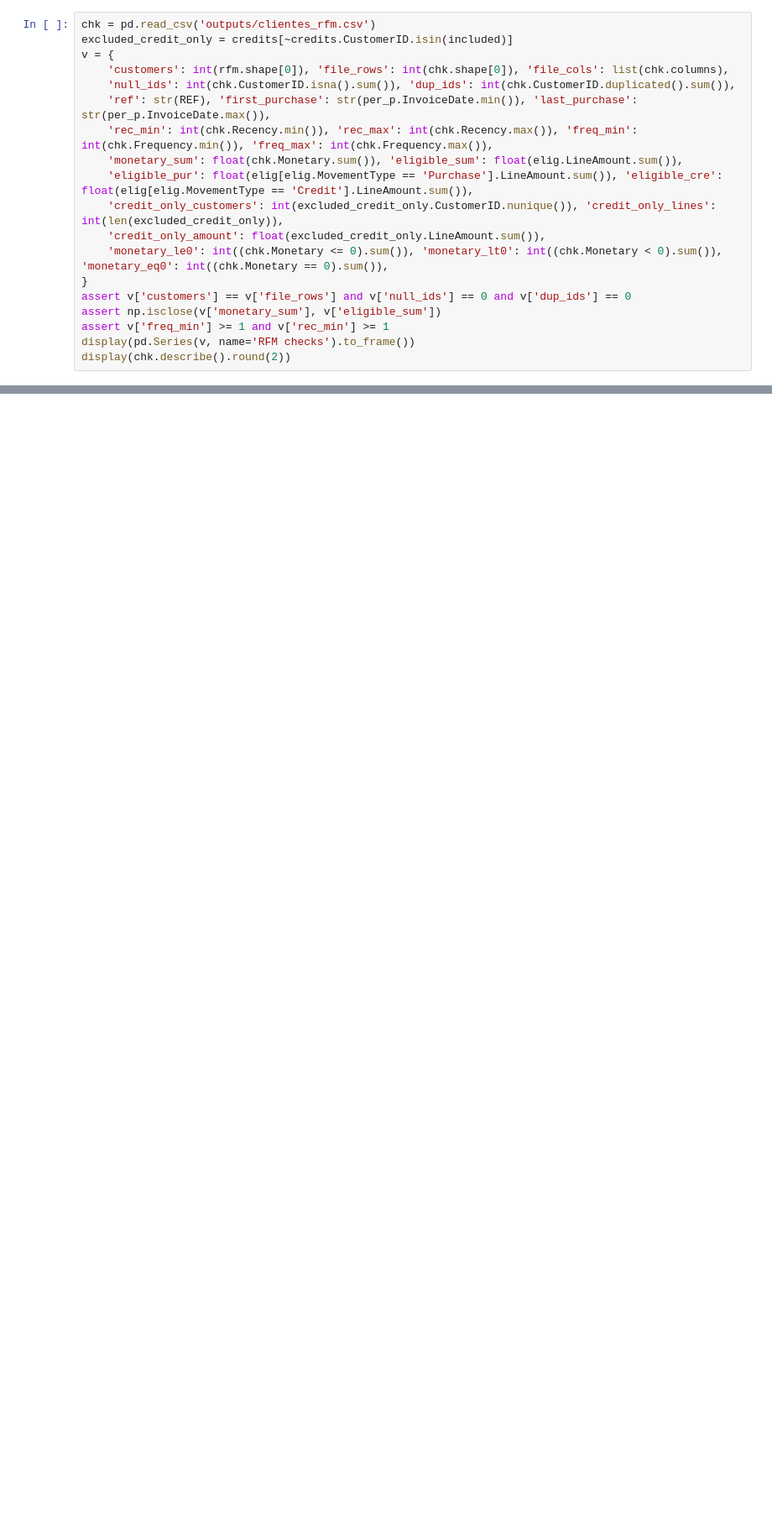
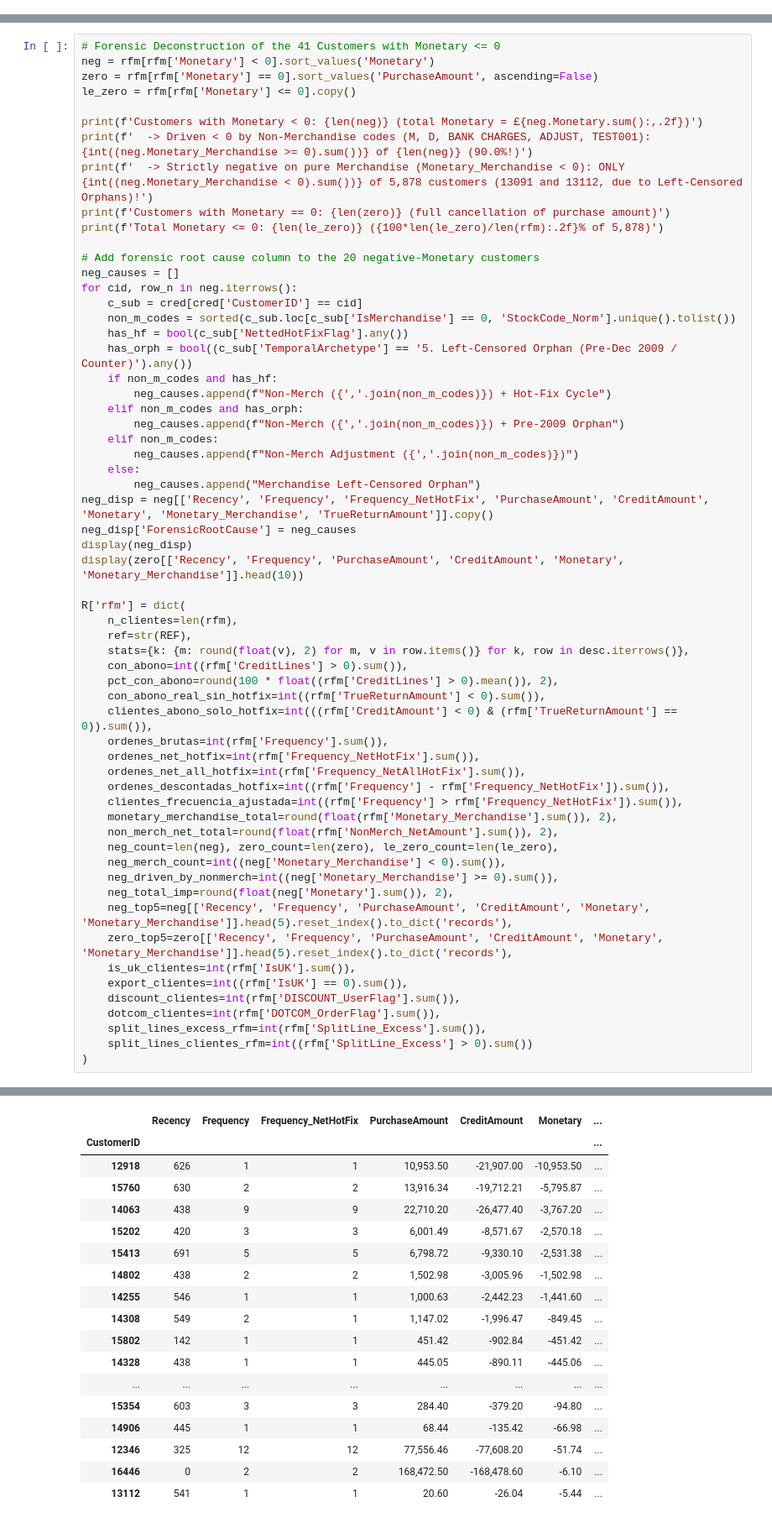
Before and after one commit to RusselKu/North_Quay_Gifts_UPY, a Jupyter notebook: A-3-5_DataConstruction/NB4 Analytical Dataset Construction - Online Retail II.ipynb, the cells around one changed output, grey strips where cells are left out. Shown at 84% size. Drawn from its saved outputs; the diff is of its cells as text; blank space fills up the shorter version.

Commit message:
feat(A-3-5): audit and upgrade NB4 analytical dataset construction with hot-fix netting, LIFO credit traceability, and marketing proxies

```diff
--- a/A-3-5_DataConstruction/NB4 Analytical Dataset Construction - Online Retail II.ipynb
+++ b/A-3-5_DataConstruction/NB4 Analytical Dataset Construction - Online Retail II.ipynb
@@ -152,19 +0,0 @@ Exported outputs/clientes_rfm.csv (5878, 4)
-# %%
-chk = pd.read_csv('outputs/clientes_rfm.csv')
-excluded_credit_only = credits[~credits.CustomerID.isin(included)]
-v = {
-    'customers': int(rfm.shape[0]), 'file_rows': int(chk.shape[0]), 'file_cols': list(chk.columns),
-    'null_ids': int(chk.CustomerID.isna().sum()), 'dup_ids': int(chk.CustomerID.duplicated().sum()),
-    'ref': str(REF), 'first_purchase': str(per_p.InvoiceDate.min()), 'last_purchase': str(per_p.InvoiceDate.max()),
-    'rec_min': int(chk.Recency.min()), 'rec_max': int(chk.Recency.max()), 'freq_min': int(chk.Frequency.min()), 'freq_max': int(chk.Frequency.max()),
-    'monetary_sum': float(chk.Monetary.sum()), 'eligible_sum': float(elig.LineAmount.sum()),
-    'eligible_pur': float(elig[elig.MovementType == 'Purchase'].LineAmount.sum()), 'eligible_cre': float(elig[elig.MovementType == 'Credit'].LineAmount.sum()),
-    'credit_only_customers': int(excluded_credit_only.CustomerID.nunique()), 'credit_only_lines': int(len(excluded_credit_only)),
-    'credit_only_amount': float(excluded_credit_only.LineAmount.sum()),
-    'monetary_le0': int((chk.Monetary <= 0).sum()), 'monetary_lt0': int((chk.Monetary < 0).sum()), 'monetary_eq0': int((chk.Monetary == 0).sum()),
-}
-assert v['customers'] == v['file_rows'] and v['null_ids'] == 0 and v['dup_ids'] == 0
-assert np.isclose(v['monetary_sum'], v['eligible_sum'])
-assert v['freq_min'] >= 1 and v['rec_min'] >= 1
-display(pd.Series(v, name='RFM checks').to_frame())
-display(chk.describe().round(2))
@@ -647,0 +427,61 @@ regression are built here.
+# %%
+# Forensic Deconstruction of the 41 Customers with Monetary <= 0
+neg = rfm[rfm['Monetary'] < 0].sort_values('Monetary')
+zero = rfm[rfm['Monetary'] == 0].sort_values('PurchaseAmount', ascending=False)
+le_zero = rfm[rfm['Monetary'] <= 0].copy()
+
+print(f'Customers with Monetary < 0: {len(neg)} (total Monetary = £{neg.Monetary.sum():,.2f})')
+print(f'  -> Driven < 0 by Non-Merchandise codes (M, D, BANK CHARGES, ADJUST, TEST001): {int((neg.Monetary_Merchandise >= 0).sum())} of {len(neg)} (90.0%!)')
+print(f'  -> Strictly negative on pure Merchandise (Monetary_Merchandise < 0): ONLY {int((neg.Monetary_Merchandise < 0).sum())} of 5,878 customers (13091 and 13112, due to Left-Censored Orphans)!')
+print(f'Customers with Monetary == 0: {len(zero)} (full cancellation of purchase amount)')
+print(f'Total Monetary <= 0: {len(le_zero)} ({100*len(le_zero)/len(rfm):.2f}% of 5,878)')
+
+# Add forensic root cause column to the 20 negative-Monetary customers
+neg_causes = []
+for cid, row_n in neg.iterrows():
+    c_sub = cred[cred['CustomerID'] == cid]
+    non_m_codes = sorted(c_sub.loc[c_sub['IsMerchandise'] == 0, 'StockCode_Norm'].unique().tolist())
+    has_hf = bool(c_sub['NettedHotFixFlag'].any())
+    has_orph = bool((c_sub['TemporalArchetype'] == '5. Left-Censored Orphan (Pre-Dec 2009 / Counter)').any())
+    if non_m_codes and has_hf:
+        neg_causes.append(f"Non-Merch ({','.join(non_m_codes)}) + Hot-Fix Cycle")
+    elif non_m_codes and has_orph:
+        neg_causes.append(f"Non-Merch ({','.join(non_m_codes)}) + Pre-2009 Orphan")
+    elif non_m_codes:
+        neg_causes.append(f"Non-Merch Adjustment ({','.join(non_m_codes)})")
+    else:
+        neg_causes.append("Merchandise Left-Censored Orphan")
+neg_disp = neg[['Recency', 'Frequency', 'Frequency_NetHotFix', 'PurchaseAmount', 'CreditAmount', 'Monetary', 'Monetary_Merchandise', 'TrueReturnAmount']].copy()
+neg_disp['ForensicRootCause'] = neg_causes
+display(neg_disp)
+display(zero[['Recency', 'Frequency', 'PurchaseAmount', 'CreditAmount', 'Monetary', 'Monetary_Merchandise']].head(10))
+
+R['rfm'] = dict(
+    n_clientes=len(rfm),
+    ref=str(REF),
+    stats={k: {m: round(float(v), 2) for m, v in row.items()} for k, row in desc.iterrows()},
+    con_abono=int((rfm['CreditLines'] > 0).sum()),
+    pct_con_abono=round(100 * float((rfm['CreditLines'] > 0).mean()), 2),
+    con_abono_real_sin_hotfix=int((rfm['TrueReturnAmount'] < 0).sum()),
+    clientes_abono_solo_hotfix=int(((rfm['CreditAmount'] < 0) & (rfm['TrueReturnAmount'] == 0)).sum()),
+    ordenes_brutas=int(rfm['Frequency'].sum()),
+    ordenes_net_hotfix=int(rfm['Frequency_NetHotFix'].sum()),
+    ordenes_net_all_hotfix=int(rfm['Frequency_NetAllHotFix'].sum()),
+    ordenes_descontadas_hotfix=int((rfm['Frequency'] - rfm['Frequency_NetHotFix']).sum()),
+    clientes_frecuencia_ajustada=int((rfm['Frequency'] > rfm['Frequency_NetHotFix']).sum()),
+    monetary_merchandise_total=round(float(rfm['Monetary_Merchandise'].sum()), 2),
+    non_merch_net_total=round(float(rfm['NonMerch_NetAmount'].sum()), 2),
+    neg_count=len(neg), zero_count=len(zero), le_zero_count=len(le_zero),
+    neg_merch_count=int((neg['Monetary_Merchandise'] < 0).sum()),
+    neg_driven_by_nonmerch=int((neg['Monetary_Merchandise'] >= 0).sum()),
+    neg_total_imp=round(float(neg['Monetary'].sum()), 2),
+    neg_top5=neg[['Recency', 'Frequency', 'PurchaseAmount', 'CreditAmount', 'Monetary', 'Monetary_Merchandise']].head(5).reset_index().to_dict('records'),
+    zero_top5=zero[['Recency', 'Frequency', 'PurchaseAmount', 'CreditAmount', 'Monetary', 'Monetary_Merchandise']].head(5).reset_index().to_dict('records'),
+    is_uk_clientes=int(rfm['IsUK'].sum()),
+    export_clientes=int((rfm['IsUK'] == 0).sum()),
+    discount_clientes=int(rfm['DISCOUNT_UserFlag'].sum()),
+    dotcom_clientes=int(rfm['DOTCOM_OrderFlag'].sum()),
+    split_lines_excess_rfm=int(rfm['SplitLine_Excess'].sum()),
+    split_lines_clientes_rfm=int((rfm['SplitLine_Excess'] > 0).sum())
+)
+# %% [output]
@@ -647,0 +493,18 @@ regression are built here.
+|  | Recency | Frequency | Frequency_NetHotFix | PurchaseAmount | CreditAmount | Monetary | ... |
+| CustomerID |  |  |  |  |  |  | ... |
+| 12918 | 626 | 1 | 1 | 10,953.50 | -21,907.00 | -10,953.50 | ... |
+| 15760 | 630 | 2 | 2 | 13,916.34 | -19,712.21 | -5,795.87 | ... |
+| 14063 | 438 | 9 | 9 | 22,710.20 | -26,477.40 | -3,767.20 | ... |
+| 15202 | 420 | 3 | 3 | 6,001.49 | -8,571.67 | -2,570.18 | ... |
+| 15413 | 691 | 5 | 5 | 6,798.72 | -9,330.10 | -2,531.38 | ... |
+| 14802 | 438 | 2 | 2 | 1,502.98 | -3,005.96 | -1,502.98 | ... |
+| 14255 | 546 | 1 | 1 | 1,000.63 | -2,442.23 | -1,441.60 | ... |
+| 14308 | 549 | 2 | 1 | 1,147.02 | -1,996.47 | -849.45 | ... |
+| 15802 | 142 | 1 | 1 | 451.42 | -902.84 | -451.42 | ... |
+| 14328 | 438 | 1 | 1 | 445.05 | -890.11 | -445.06 | ... |
+| ... | ... | ... | ... | ... | ... | ... | ... |
+| 15354 | 603 | 3 | 3 | 284.40 | -379.20 | -94.80 | ... |
+| 14906 | 445 | 1 | 1 | 68.44 | -135.42 | -66.98 | ... |
+| 12346 | 325 | 12 | 12 | 77,556.46 | -77,608.20 | -51.74 | ... |
+| 16446 | 0 | 2 | 2 | 168,472.50 | -168,478.60 | -6.10 | ... |
+| 13112 | 541 | 1 | 1 | 20.60 | -26.04 | -5.44 | ... |
```
Also changed, not shown: parts of 55 cells of this notebook, 8 other files.
